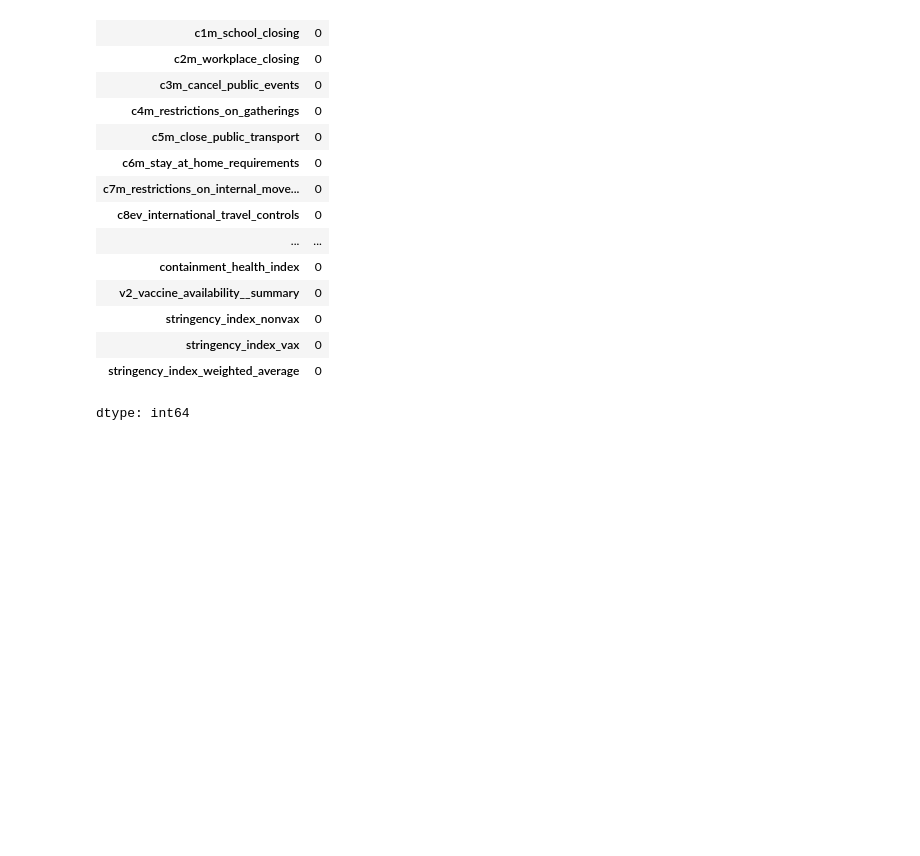
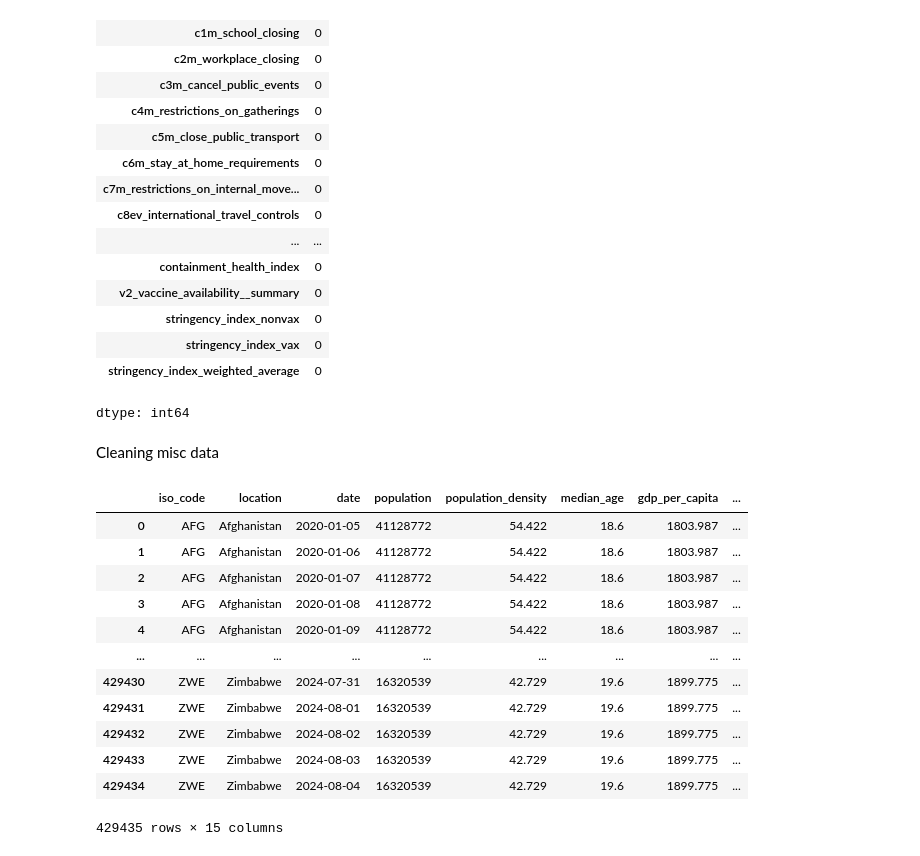
Before and after one commit to ArunKrishnan09/Covid-Analysis, a Jupyter notebook: Covid_analysis.ipynb, the cells around one changed output. Saved outputs shown, nothing was run; the diff lists cells and outputs as text; code cells hidden in the pictures; blank space fills up the shorter version.

```diff
--- a/Covid_analysis.ipynb
+++ b/Covid_analysis.ipynb
@@ -18,10 +20,8 @@ os.chdir("/content/drive/MyDrive/Arun-ads1/Covid project")
 # %%
-misc_data = pd.read_csv("OWID_COVID_Data.csv")
-misc_data = misc_data[['stringency_index',
-       'population_density', 'median_age', 'gdp_per_capita', 'extreme_poverty', 'cardiovasc_death_rate',
+misc_data = misc_data[["iso_code", "location", "date", "population",
+    'population_density', 'median_age', 'gdp_per_capita', 'extreme_poverty', 'cardiovasc_death_rate',
        'diabetes_prevalence', 'female_smokers', 'male_smokers',
-       'handwashing_facilities', 'hospital_beds_per_thousand',
-       'life_expectancy', 'human_development_index']]
+       'handwashing_facilities', 'life_expectancy', 'human_development_index']]
 # %%
 urls = ["https://catalog.ourworldindata.org/garden/covid/latest/cases_deaths/cases_deaths.csv", "https://catalog.ourworldindata.org/garden/covid/latest/hospital/hospital.csv", "https://catalog.ourworldindata.org/garden/covid/latest/vaccinations_global/vaccinations_global.csv", "https://catalog.ourworldindata.org/garden/covid/latest/vaccinations_age/vaccinations_age.csv", "https://catalog.ourworldindata.org/garden/covid/latest/testing/testing.csv", "https://catalog.ourworldindata.org/garden/covid/latest/google_mobility/google_mobility.csv", "https://catalog.ourworldindata.org/garden/covid/latest/oxcgrt_policy/oxcgrt_policy.csv"]
 # %%
@@ -362,3 +329,21 @@ for country in oxcgrt_policy["country"].unique():
           oxcgrt_policy.iloc[row, cols[col]] = oxcgrt_policy.iloc[row-1, cols[col]]
         except:
           oxcgrt_policy.iloc[row, cols[col]] = 0
+# %% [markdown]
+Cleaning misc data
+# %%
+misc_data
+# %% [output]
+|  | iso_code | location | date | population | population_density | median_age | gdp_per_capita | ... |
+| 0 | AFG | Afghanistan | 2020-01-05 | 41128772 | 54.422 | 18.6 | 1803.987 | ... |
+| 1 | AFG | Afghanistan | 2020-01-06 | 41128772 | 54.422 | 18.6 | 1803.987 | ... |
+| 2 | AFG | Afghanistan | 2020-01-07 | 41128772 | 54.422 | 18.6 | 1803.987 | ... |
+| 3 | AFG | Afghanistan | 2020-01-08 | 41128772 | 54.422 | 18.6 | 1803.987 | ... |
+| 4 | AFG | Afghanistan | 2020-01-09 | 41128772 | 54.422 | 18.6 | 1803.987 | ... |
+| ... | ... | ... | ... | ... | ... | ... | ... | ... |
+| 429430 | ZWE | Zimbabwe | 2024-07-31 | 16320539 | 42.729 | 19.6 | 1899.775 | ... |
+| 429431 | ZWE | Zimbabwe | 2024-08-01 | 16320539 | 42.729 | 19.6 | 1899.775 | ... |
+| 429432 | ZWE | Zimbabwe | 2024-08-02 | 16320539 | 42.729 | 19.6 | 1899.775 | ... |
+| 429433 | ZWE | Zimbabwe | 2024-08-03 | 16320539 | 42.729 | 19.6 | 1899.775 | ... |
+| 429434 | ZWE | Zimbabwe | 2024-08-04 | 16320539 | 42.729 | 19.6 | 1899.775 | ... |
+429435 rows × 15 columns
```
Also changed, not shown: parts of 9 cells of this notebook.
